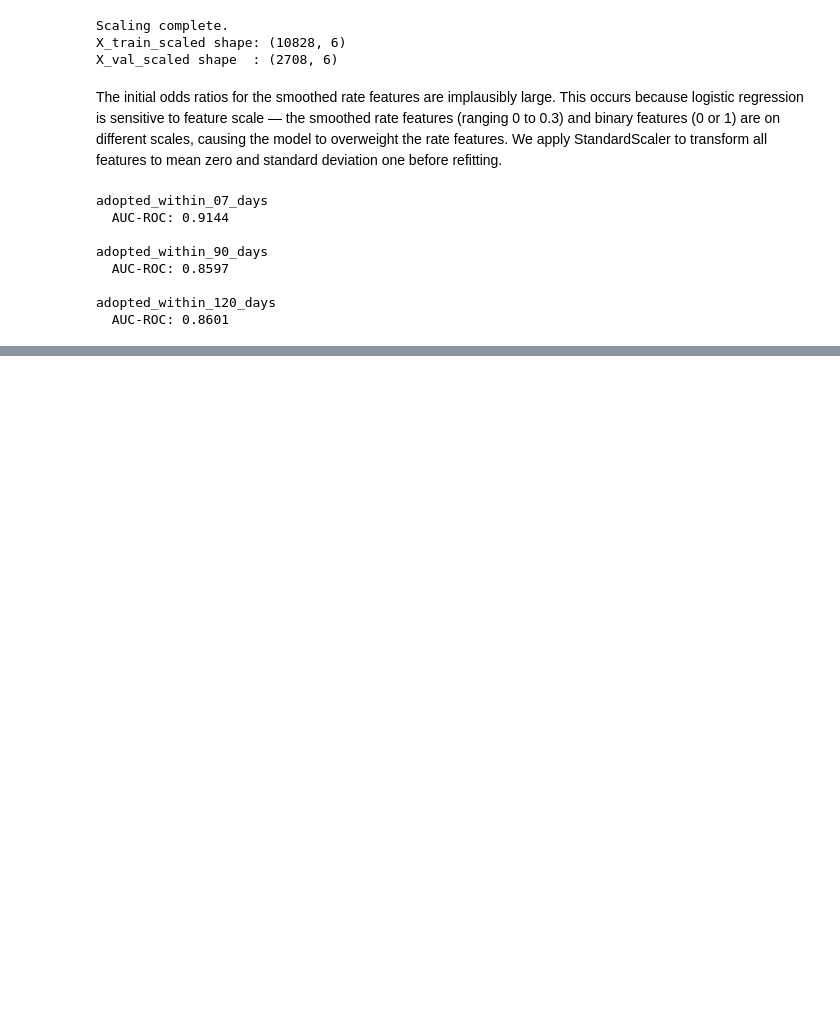
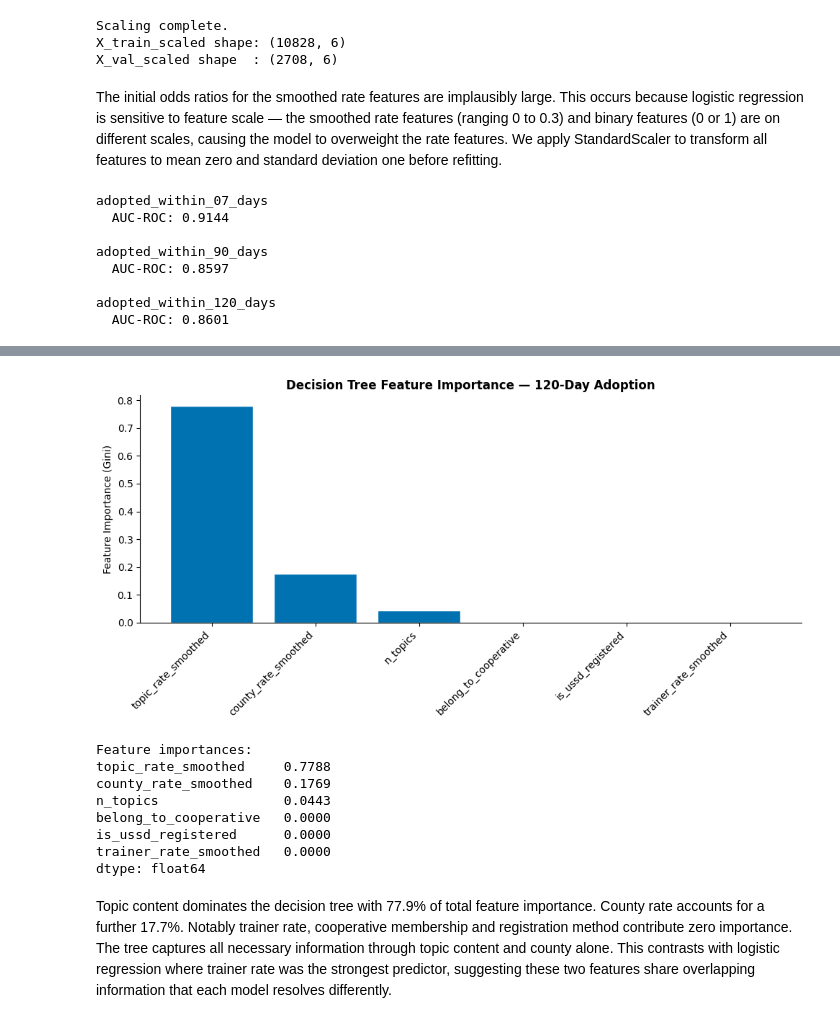
Before and after one commit to FionaHuini/Zindi-DigiCow-Farmer-Training-Adoption-Challenge, a Jupyter notebook: digicow_clean_analysis.ipynb, the cells around one changed output, grey strips where cells are left out. Cells and saved outputs as stored; diff of their text form; code cells hidden in the pictures; blank space fills up the shorter version.

```diff
--- a/digicow_clean_analysis.ipynb
+++ b/digicow_clean_analysis.ipynb
@@ -1319,0 +1488,50 @@ adopted_within_120_days
+# %%
+# ── Feature importance from decision tree ─────────────────────────────────────
+# Feature importance = how much each feature reduces impurity across all splits
+# Higher value = more important for making predictions
+
+importances = pd.Series(
+    dt_results['adopted_within_120_days']['model'].feature_importances_,
+    index=FEATURE_COLS
+).sort_values(ascending=False)
+
+fig, ax = plt.subplots(figsize=(10, 5))
+
+ax.bar(
+    range(len(importances)),
+    importances.values,
+    color=BLUE,
+    edgecolor='white'
+)
+
+ax.set_xticks(range(len(importances)))
+ax.set_xticklabels(importances.index, rotation=45, ha='right', fontsize=10)
+ax.set_ylabel('Feature Importance (Gini)', fontsize=10)
+ax.set_title('Decision Tree Feature Importance — 120-Day Adoption',
+             fontsize=12, fontweight='bold')
+ax.spines[['top', 'right']].set_visible(False)
+
+plt.tight_layout()
+plt.savefig('figures/08_feature_importance.png', dpi=150, bbox_inches='tight')
+plt.show()
+
+print("\nFeature importances:")
+print(importances.round(4))
+# %% [output]
+[figure, added]
+Feature importances:
+topic_rate_smoothed     0.7788
+county_rate_smoothed    0.1769
+n_topics                0.0443
+belong_to_cooperative   0.0000
+is_ussd_registered      0.0000
+trainer_rate_smoothed   0.0000
+dtype: float64
+# %% [markdown]
+Topic content dominates the decision tree with 77.9% of total feature
+importance. County rate accounts for a further 17.7%. Notably trainer
+rate, cooperative membership and registration method contribute zero
+importance. The tree captures all necessary information through topic
+content and county alone. This contrasts with logistic regression where
+trainer rate was the strongest predictor, suggesting these two features
+share overlapping information that each model resolves differently.
```
Also changed, not shown: parts of 11 cells of this notebook, 2 other files.
